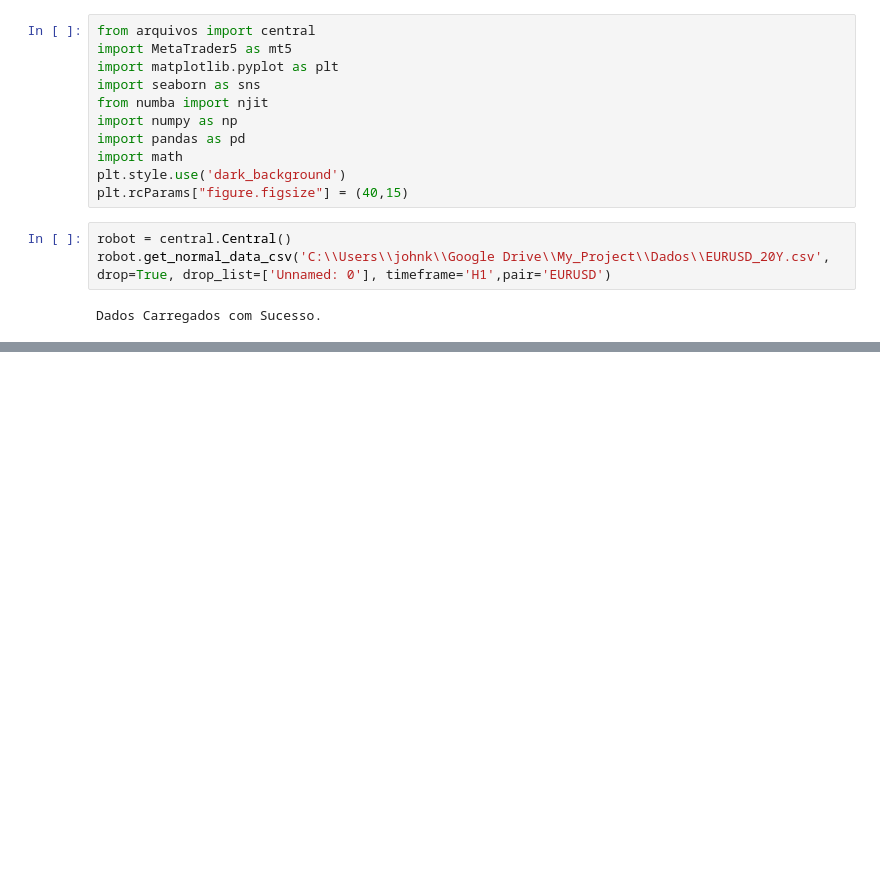
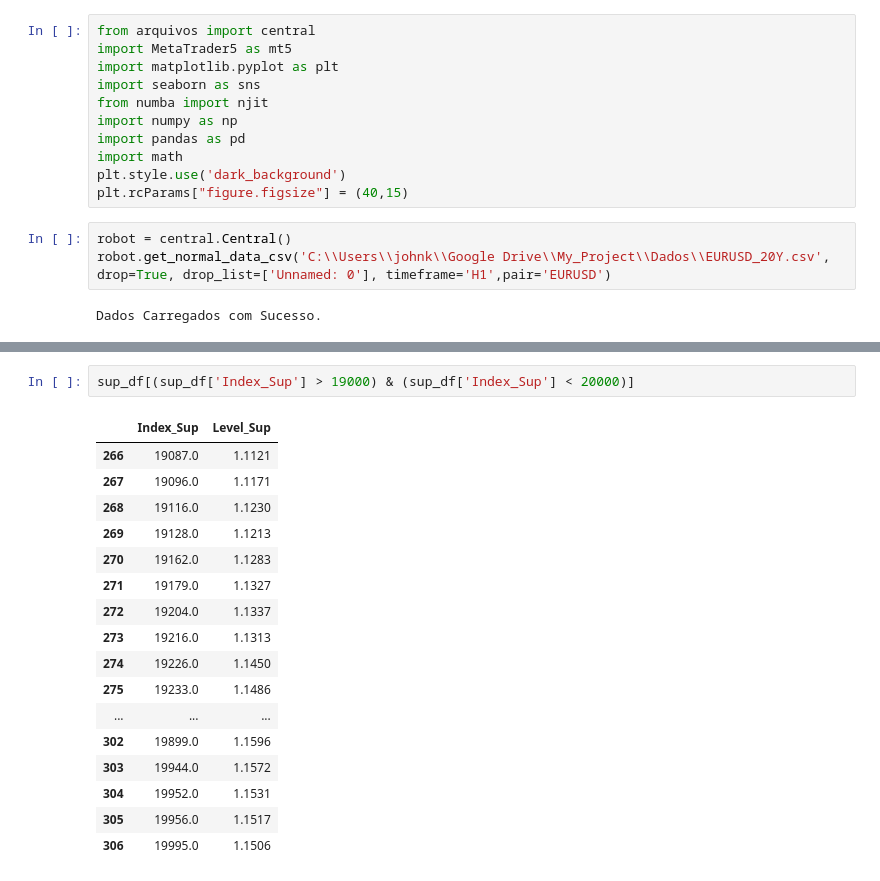
Before and after one commit to SrJMaia/backup-first-studies, a Jupyter notebook: EA/analysis.ipynb, the cells around one changed output, grey strips where cells are left out. Cells and saved outputs as stored; diff of their text form; blank space fills up the shorter version.

```diff
--- a/EA/analysis.ipynb
+++ b/EA/analysis.ipynb
@@ -422,0 +97,20 @@ False
+# %%
+sup_df[(sup_df['Index_Sup'] > 19000) & (sup_df['Index_Sup'] < 20000)]
+# %% [output]
+|  | Index_Sup | Level_Sup |
+| 266 | 19087.0 | 1.1121 |
+| 267 | 19096.0 | 1.1171 |
+| 268 | 19116.0 | 1.1230 |
+| 269 | 19128.0 | 1.1213 |
+| 270 | 19162.0 | 1.1283 |
+| 271 | 19179.0 | 1.1327 |
+| 272 | 19204.0 | 1.1337 |
+| 273 | 19216.0 | 1.1313 |
+| 274 | 19226.0 | 1.1450 |
+| 275 | 19233.0 | 1.1486 |
+| ... | ... | ... |
+| 302 | 19899.0 | 1.1596 |
+| 303 | 19944.0 | 1.1572 |
+| 304 | 19952.0 | 1.1531 |
+| 305 | 19956.0 | 1.1517 |
+| 306 | 19995.0 | 1.1506 |
```
Also changed, not shown: parts of 62 cells of this notebook, 2 other files.
